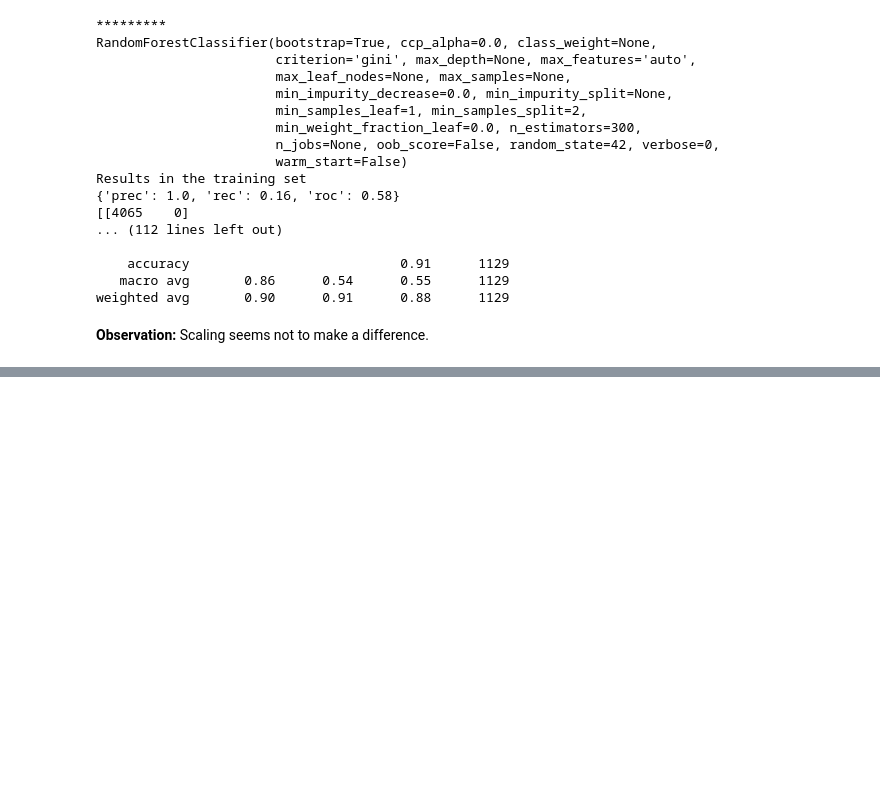
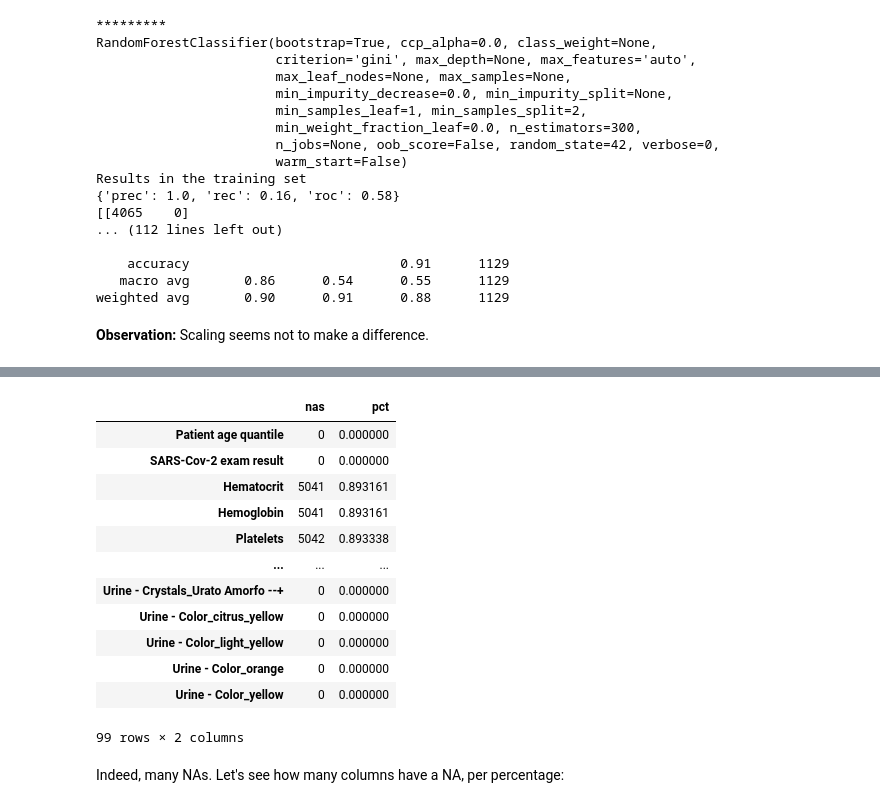
Before and after one commit to Anukool97/covid-19, a Jupyter notebook: COVID 19 - Albert Einstein dataset.ipynb, the cells around one changed output, grey strips where cells are left out. Drawn from its saved outputs; the diff is of its cells as text; code cells hidden in the pictures; blank space fills up the shorter version.

```diff
--- a/COVID 19 - Albert Einstein dataset.ipynb
+++ b/COVID 19 - Albert Einstein dataset.ipynb
@@ -153,6 +153,7 @@ An important question is what to do with the high amount of NAs. My first attemp
 # %%
 # we should see lots of falses
 print((df.isnull().sum() == 0).value_counts())
+df_with_na = df
 
 # what to do with NAs?
 df = df.fillna(-9999)
@@ -688,0 +696,21 @@ weighted avg       0.90      0.91      0.88      1129
+# %%
+nas = pd.DataFrame(df_with_na.isna().sum(), columns=["nas"])
+nas["pct"] = nas["nas"] / df_with_na.shape[0]
+# %%
+nas
+# %% [output]
+|  | nas | pct |
+| Patient age quantile | 0 | 0.000000 |
+| SARS-Cov-2 exam result | 0 | 0.000000 |
+| Hematocrit | 5041 | 0.893161 |
+| Hemoglobin | 5041 | 0.893161 |
+| Platelets | 5042 | 0.893338 |
+| ... | ... | ... |
+| Urine - Crystals_Urato Amorfo --+ | 0 | 0.000000 |
+| Urine - Color_citrus_yellow | 0 | 0.000000 |
+| Urine - Color_light_yellow | 0 | 0.000000 |
+| Urine - Color_orange | 0 | 0.000000 |
+| Urine - Color_yellow | 0 | 0.000000 |
+99 rows × 2 columns
+# %% [markdown]
+Indeed, many NAs. Let's see how many columns have a NA, per percentage:
```
Also changed, not shown: parts of 7 cells of this notebook.
